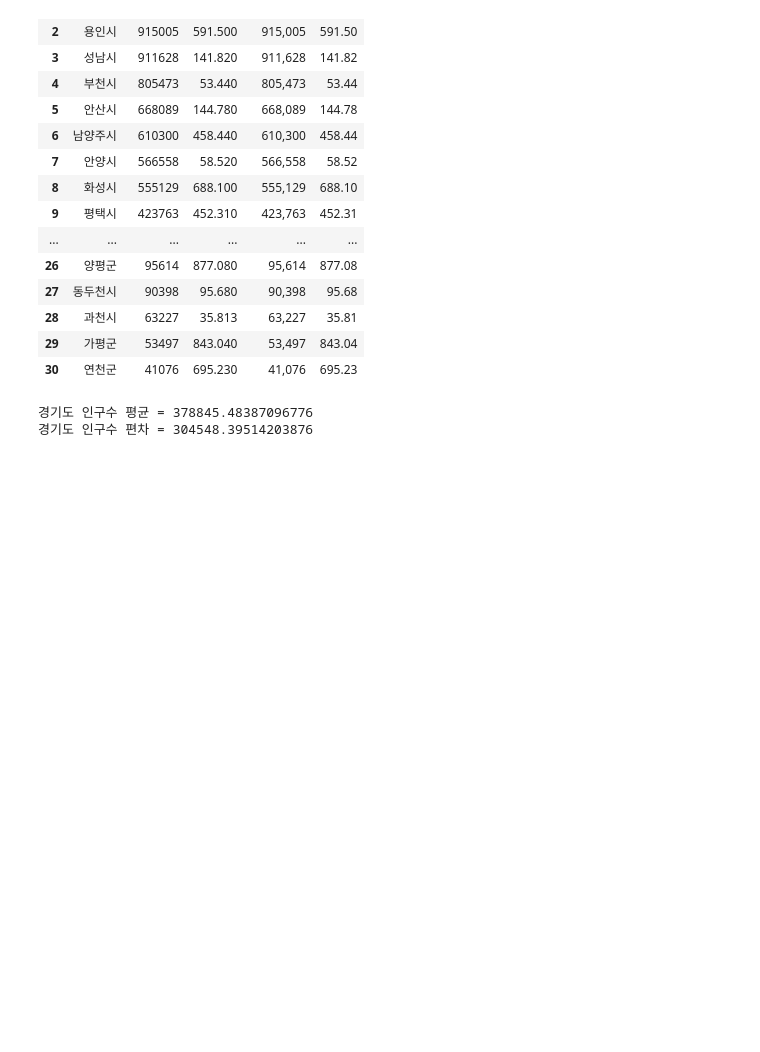
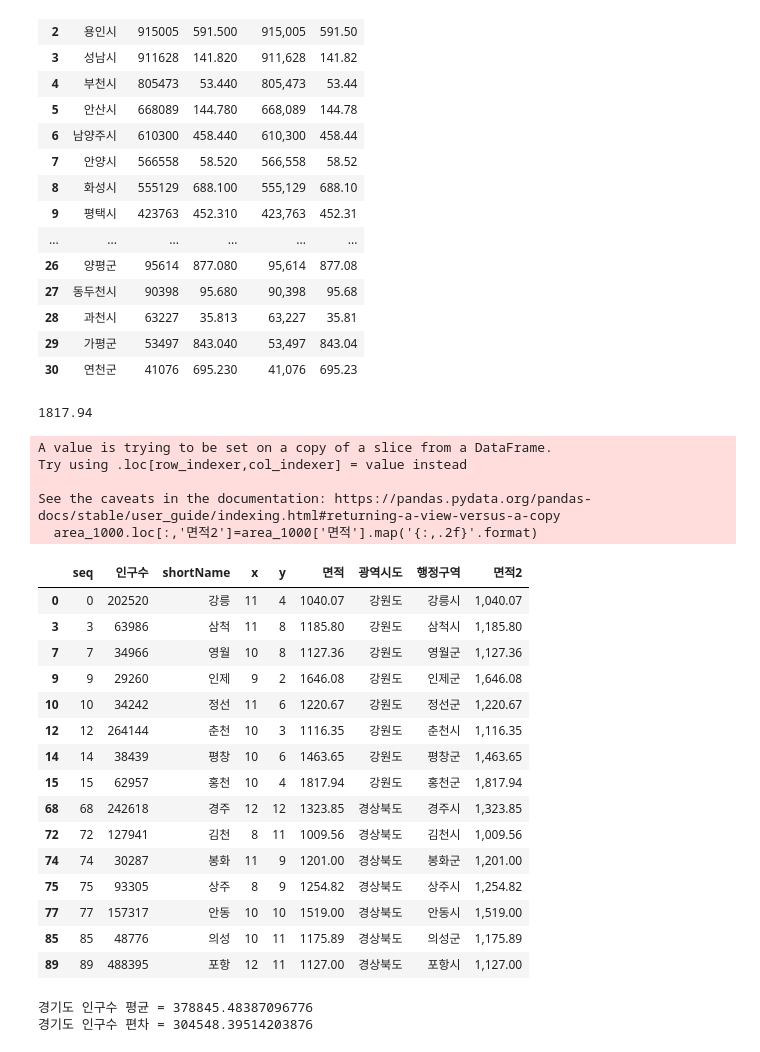
Before and after one commit to 2eeg/Python_Web_Analysis, a Jupyter notebook: 03-1.행정구역정보_분석과시각화.ipynb, the cells around one changed output. Saved outputs shown, nothing was run; the diff lists cells and outputs as text; code cells hidden in the pictures; blank space fills up the shorter version.

```diff
--- a/03-1.행정구역정보_분석과시각화.ipynb
+++ b/03-1.행정구역정보_분석과시각화.ipynb
@@ -252,6 +252,37 @@ gy_df
 | 28 | 과천시 | 63227 | 35.813 | 63,227 | 35.81 |
 | 29 | 가평군 | 53497 | 843.040 | 53,497 | 843.04 |
 | 30 | 연천군 | 41076 | 695.230 | 41,076 | 695.23 |
+# %%
+data['면적'].max()
+# %% [output]
+1817.94
+# %%
+area_1000 = data.loc[data['면적'] > 1000]
+#df.loc[df['A'] > 2, 'B'] = new_val
+area_1000.loc[:,'면적2']=area_1000['면적'].map('{:,.2f}'.format)
+area_1000
+# %% [output]
+A value is trying to be set on a copy of a slice from a DataFrame.
+Try using .loc[row_indexer,col_indexer] = value instead
+
+See the caveats in the documentation: https://pandas.pydata.org/pandas-docs/stable/user_guide/indexing.html#returning-a-view-versus-a-copy
+  area_1000.loc[:,'면적2']=area_1000['면적'].map('{:,.2f}'.format)
+|  | seq | 인구수 | shortName | x | y | 면적 | 광역시도 | 행정구역 | 면적2 |
+| 0 | 0 | 202520 | 강릉 | 11 | 4 | 1040.07 | 강원도 | 강릉시 | 1,040.07 |
+| 3 | 3 | 63986 | 삼척 | 11 | 8 | 1185.80 | 강원도 | 삼척시 | 1,185.80 |
+| 7 | 7 | 34966 | 영월 | 10 | 8 | 1127.36 | 강원도 | 영월군 | 1,127.36 |
+| 9 | 9 | 29260 | 인제 | 9 | 2 | 1646.08 | 강원도 | 인제군 | 1,646.08 |
+| 10 | 10 | 34242 | 정선 | 11 | 6 | 1220.67 | 강원도 | 정선군 | 1,220.67 |
+| 12 | 12 | 264144 | 춘천 | 10 | 3 | 1116.35 | 강원도 | 춘천시 | 1,116.35 |
+| 14 | 14 | 38439 | 평창 | 10 | 6 | 1463.65 | 강원도 | 평창군 | 1,463.65 |
+| 15 | 15 | 62957 | 홍천 | 10 | 4 | 1817.94 | 강원도 | 홍천군 | 1,817.94 |
+| 68 | 68 | 242618 | 경주 | 12 | 12 | 1323.85 | 경상북도 | 경주시 | 1,323.85 |
+| 72 | 72 | 127941 | 김천 | 8 | 11 | 1009.56 | 경상북도 | 김천시 | 1,009.56 |
+| 74 | 74 | 30287 | 봉화 | 11 | 9 | 1201.00 | 경상북도 | 봉화군 | 1,201.00 |
+| 75 | 75 | 93305 | 상주 | 8 | 9 | 1254.82 | 경상북도 | 상주시 | 1,254.82 |
+| 77 | 77 | 157317 | 안동 | 10 | 10 | 1519.00 | 경상북도 | 안동시 | 1,519.00 |
+| 85 | 85 | 48776 | 의성 | 10 | 11 | 1175.89 | 경상북도 | 의성군 | 1,175.89 |
+| 89 | 89 | 488395 | 포항 | 12 | 11 | 1127.00 | 경상북도 | 포항시 | 1,127.00 |
 # %%
 #경기도 인구수의 평균과 표준편차
 print(f"경기도 인구수 평균 = {gy_df['인구수'].mean()}")
```
Also changed, not shown: parts of 13 cells of this notebook, 2 other files.
